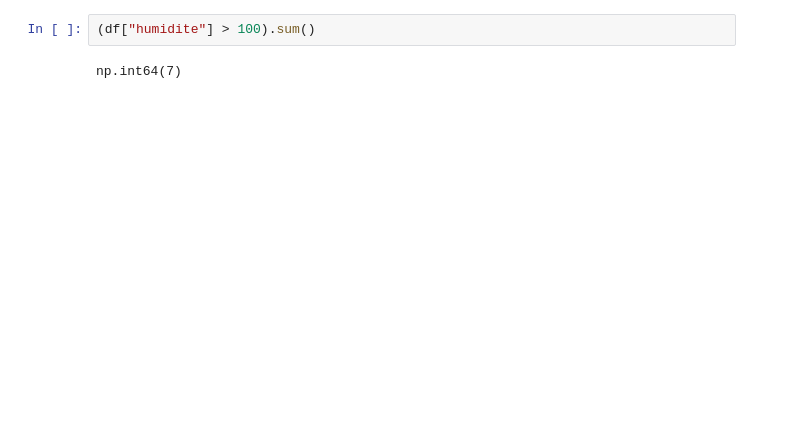
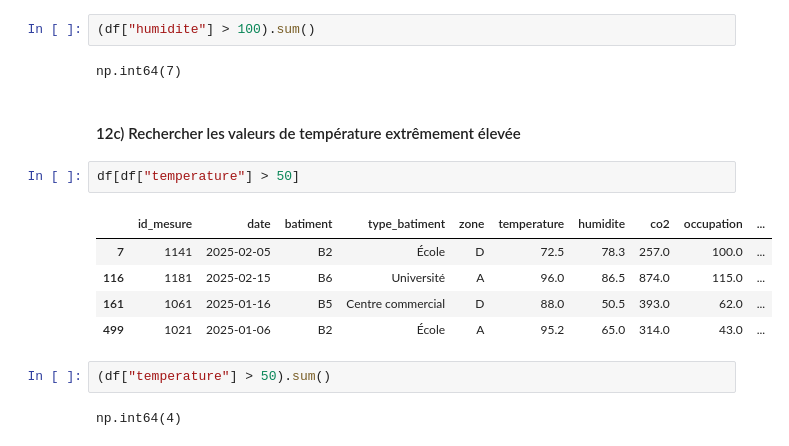
Before and after one commit to khadija470/atelier_prepa_donnees_tab, a Jupyter notebook: notebooks/atelier_prepa_donnees_tab.ipynb, the cells around one changed output. Cells and saved outputs as stored; diff of their text form; blank space fills up the shorter version.

Commit message:
c) rechercher des valeurs telles que température extrêmement élevée

```diff
--- a/notebooks/atelier_prepa_donnees_tab.ipynb
+++ b/notebooks/atelier_prepa_donnees_tab.ipynb
@@ -237,3 +237,17 @@ df[df["humidite"] > 100]
 (df["humidite"] > 100).sum()
 # %% [output]
 np.int64(7)
+# %% [markdown]
+#### 12c) Rechercher les valeurs de température extrêmement élevée
+# %%
+df[df["temperature"] > 50]
+# %% [output]
+|  | id_mesure | date | batiment | type_batiment | zone | temperature | humidite | co2 | occupation | ... |
+| 7 | 1141 | 2025-02-05 | B2 | École | D | 72.5 | 78.3 | 257.0 | 100.0 | ... |
+| 116 | 1181 | 2025-02-15 | B6 | Université | A | 96.0 | 86.5 | 874.0 | 115.0 | ... |
+| 161 | 1061 | 2025-01-16 | B5 | Centre commercial | D | 88.0 | 50.5 | 393.0 | 62.0 | ... |
+| 499 | 1021 | 2025-01-06 | B2 | École | A | 95.2 | 65.0 | 314.0 | 43.0 | ... |
+# %%
+(df["temperature"] > 50).sum()
+# %% [output]
+np.int64(4)
```
Also changed, not shown: parts of 1 cell of this notebook.
